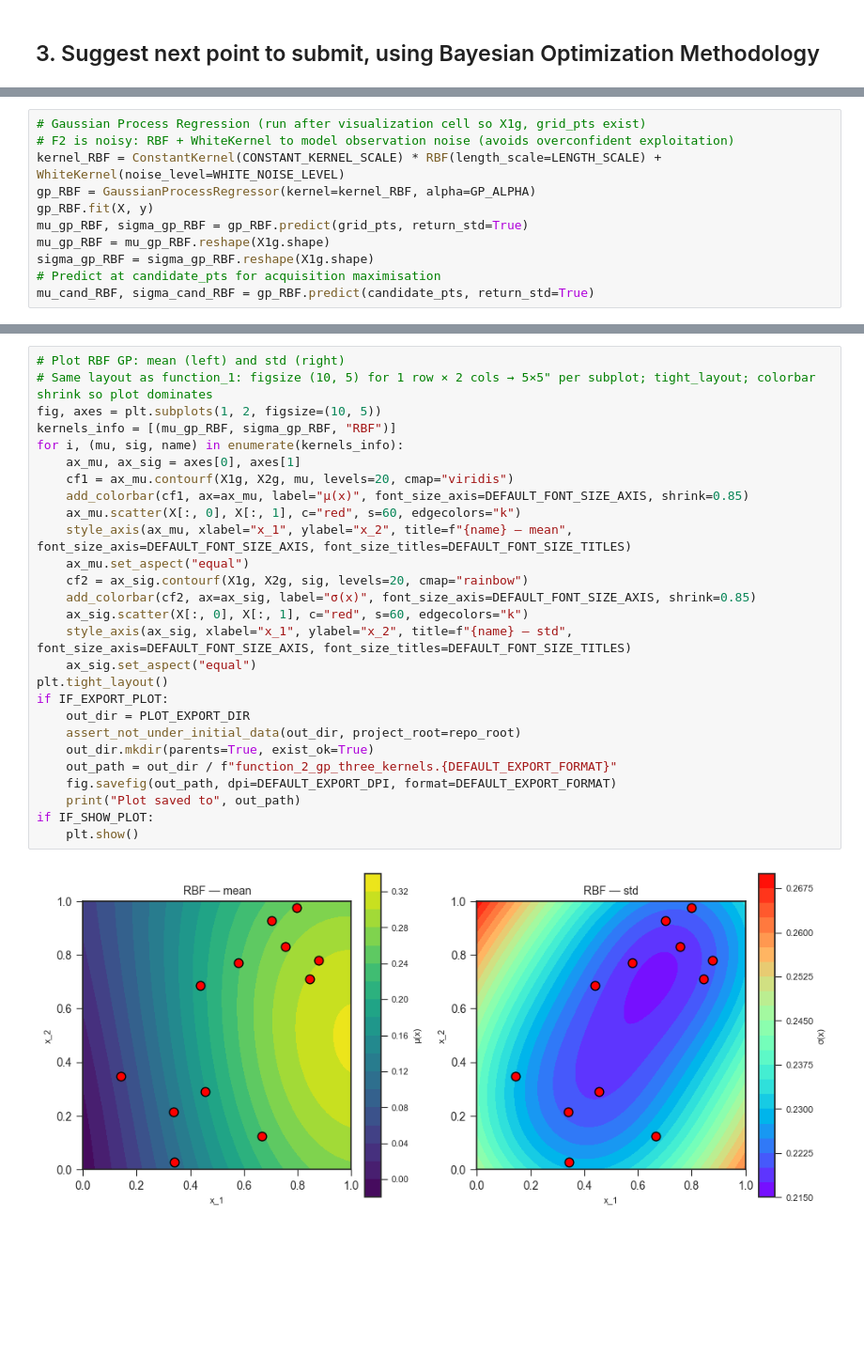
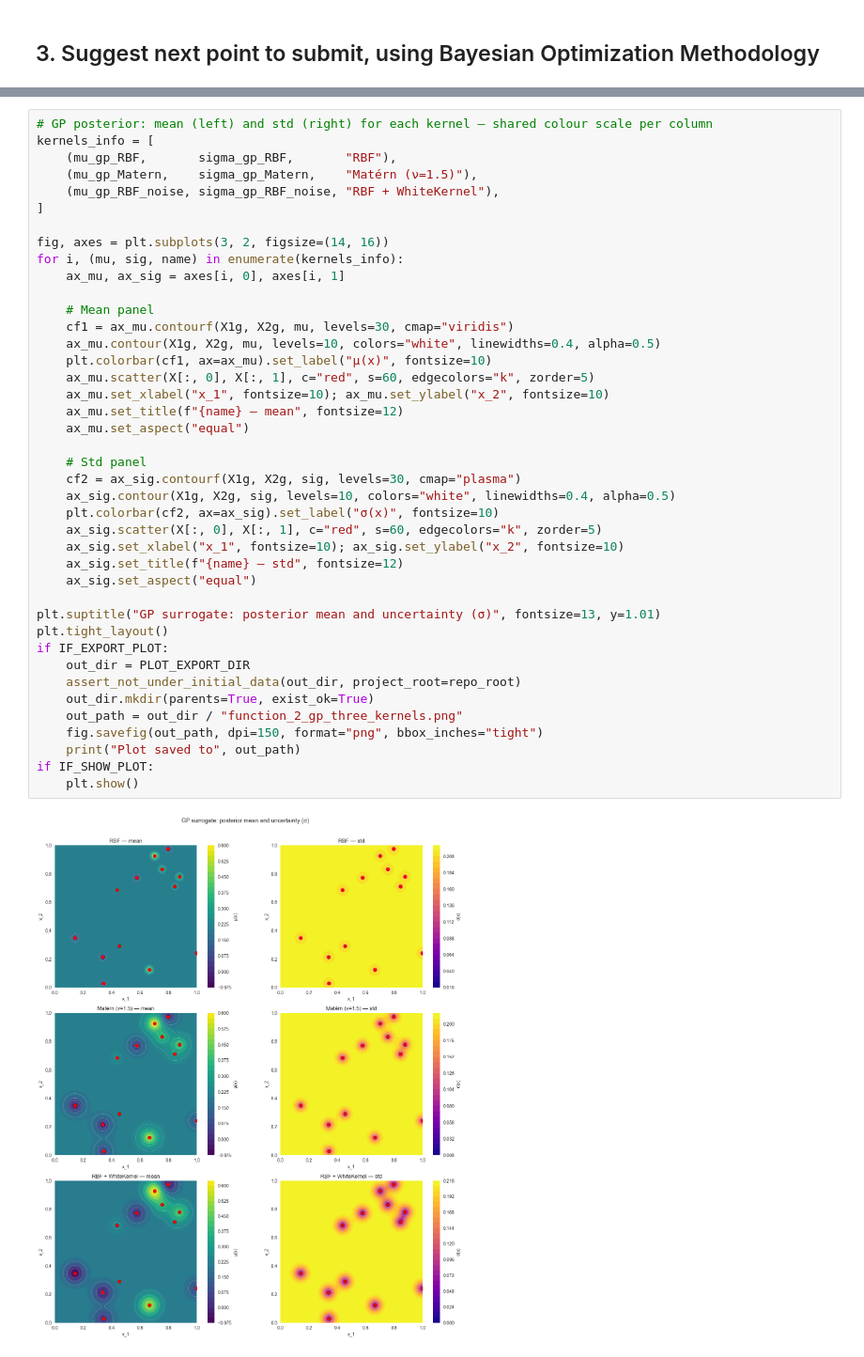
Before and after one commit to karefyllidis/black-box-optimization, a Jupyter notebook: notebooks/function_2_Mystery-ML-Model.ipynb, the cells around one changed output, grey strips where cells are left out. Shown at 94% size. Drawn from its saved outputs; the diff is of its cells as text; blank space fills up the shorter version.

```diff
--- a/notebooks/function_2_Mystery-ML-Model.ipynb
+++ b/notebooks/function_2_Mystery-ML-Model.ipynb
@@ -214,11 +218,0 @@ KAPPA_UCB = 6.0                   # UCB: μ + κσ; typical 2–6, 6 = strong ex
-# %%
-# Gaussian Process Regression (run after visualization cell so X1g, grid_pts exist)
-# F2 is noisy: RBF + WhiteKernel to model observation noise (avoids overconfident exploitation)
-kernel_RBF = ConstantKernel(CONSTANT_KERNEL_SCALE) * RBF(length_scale=LENGTH_SCALE) + WhiteKernel(noise_level=WHITE_NOISE_LEVEL)
-gp_RBF = GaussianProcessRegressor(kernel=kernel_RBF, alpha=GP_ALPHA)
-gp_RBF.fit(X, y)
-mu_gp_RBF, sigma_gp_RBF = gp_RBF.predict(grid_pts, return_std=True)
-mu_gp_RBF = mu_gp_RBF.reshape(X1g.shape)
-sigma_gp_RBF = sigma_gp_RBF.reshape(X1g.shape)
-# Predict at candidate_pts for acquisition maximisation
-mu_cand_RBF, sigma_cand_RBF = gp_RBF.predict(candidate_pts, return_std=True)
@@ -225,30 +287,44 @@ mu_cand_RBF, sigma_cand_RBF = gp_RBF.predict(candidate_pts, return_std=True)
 # %%
-# Plot RBF GP: mean (left) and std (right)
-# Same layout as function_1: figsize (10, 5) for 1 row × 2 cols → 5×5" per subplot; tight_layout; colorbar shrink so plot dominates
-fig, axes = plt.subplots(1, 2, figsize=(10, 5))
-kernels_info = [(mu_gp_RBF, sigma_gp_RBF, "RBF")]
+# GP posterior: mean (left) and std (right) for each kernel — shared colour scale per column
+kernels_info = [
+    (mu_gp_RBF,       sigma_gp_RBF,       "RBF"),
+    (mu_gp_Matern,    sigma_gp_Matern,    "Matérn (ν=1.5)"),
+    (mu_gp_RBF_noise, sigma_gp_RBF_noise, "RBF + WhiteKernel"),
+]
+
+fig, axes = plt.subplots(3, 2, figsize=(14, 16))
 for i, (mu, sig, name) in enumerate(kernels_info):
-    ax_mu, ax_sig = axes[0], axes[1]
-    cf1 = ax_mu.contourf(X1g, X2g, mu, levels=20, cmap="viridis")
-    add_colorbar(cf1, ax=ax_mu, label="μ(x)", font_size_axis=DEFAULT_FONT_SIZE_AXIS, shrink=0.85)
-    ax_mu.scatter(X[:, 0], X[:, 1], c="red", s=60, edgecolors="k")
-    style_axis(ax_mu, xlabel="x_1", ylabel="x_2", title=f"{name} — mean", font_size_axis=DEFAULT_FONT_SIZE_AXIS, font_size_titles=DEFAULT_FONT_SIZE_TITLES)
+    ax_mu, ax_sig = axes[i, 0], axes[i, 1]
+
+    # Mean panel
+    cf1 = ax_mu.contourf(X1g, X2g, mu, levels=30, cmap="viridis")
+    ax_mu.contour(X1g, X2g, mu, levels=10, colors="white", linewidths=0.4, alpha=0.5)
+    plt.colorbar(cf1, ax=ax_mu).set_label("μ(x)", fontsize=10)
+    ax_mu.scatter(X[:, 0], X[:, 1], c="red", s=60, edgecolors="k", zorder=5)
+    ax_mu.set_xlabel("x_1", fontsize=10); ax_mu.set_ylabel("x_2", fontsize=10)
+    ax_mu.set_title(f"{name} — mean", fontsize=12)
     ax_mu.set_aspect("equal")
-    cf2 = ax_sig.contourf(X1g, X2g, sig, levels=20, cmap="rainbow")
-    add_colorbar(cf2, ax=ax_sig, label="σ(x)", font_size_axis=DEFAULT_FONT_SIZE_AXIS, shrink=0.85)
-    ax_sig.scatter(X[:, 0], X[:, 1], c="red", s=60, edgecolors="k")
-    style_axis(ax_sig, xlabel="x_1", ylabel="x_2", title=f"{name} — std", font_size_axis=DEFAULT_FONT_SIZE_AXIS, font_size_titles=DEFAULT_FONT_SIZE_TITLES)
+
+    # Std panel
+    cf2 = ax_sig.contourf(X1g, X2g, sig, levels=30, cmap="plasma")
+    ax_sig.contour(X1g, X2g, sig, levels=10, colors="white", linewidths=0.4, alpha=0.5)
+    plt.colorbar(cf2, ax=ax_sig).set_label("σ(x)", fontsize=10)
+    ax_sig.scatter(X[:, 0], X[:, 1], c="red", s=60, edgecolors="k", zorder=5)
+    ax_sig.set_xlabel("x_1", fontsize=10); ax_sig.set_ylabel("x_2", fontsize=10)
+    ax_sig.set_title(f"{name} — std", fontsize=12)
     ax_sig.set_aspect("equal")
+
+plt.suptitle("GP surrogate: posterior mean and uncertainty (σ)", fontsize=13, y=1.01)
 plt.tight_layout()
 if IF_EXPORT_PLOT:
     out_dir = PLOT_EXPORT_DIR
     assert_not_under_initial_data(out_dir, project_root=repo_root)
     out_dir.mkdir(parents=True, exist_ok=True)
-    out_path = out_dir / f"function_2_gp_three_kernels.{DEFAULT_EXPORT_FORMAT}"
-    fig.savefig(out_path, dpi=DEFAULT_EXPORT_DPI, format=DEFAULT_EXPORT_FORMAT)
+    out_path = out_dir / "function_2_gp_three_kernels.png"
+    fig.savefig(out_path, dpi=150, format="png", bbox_inches="tight")
     print("Plot saved to", out_path)
 if IF_SHOW_PLOT:
     plt.show()
 # %% [output]
-[figure, old version]
+[figure, new version]
 # %% [markdown]
```
Also changed, not shown: parts of 40 cells of this notebook, 4 other files.
